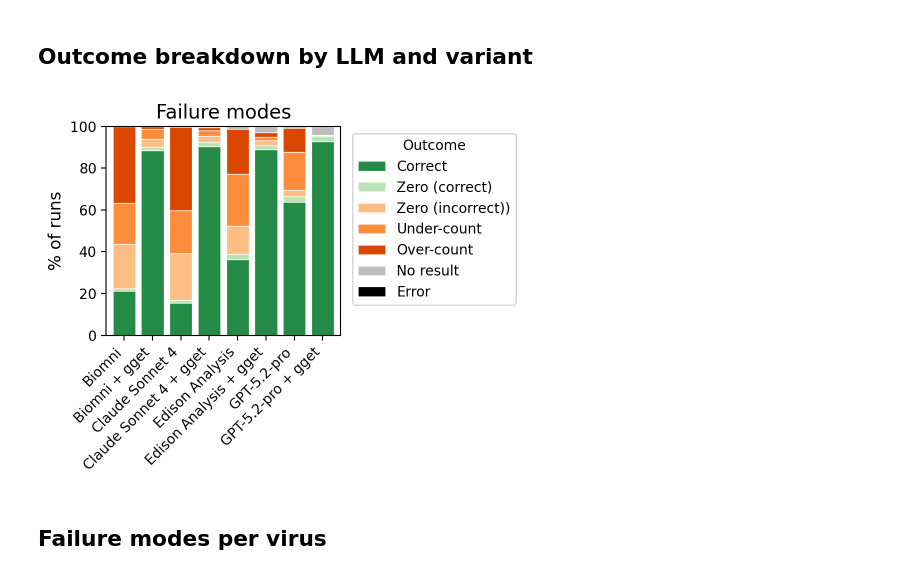
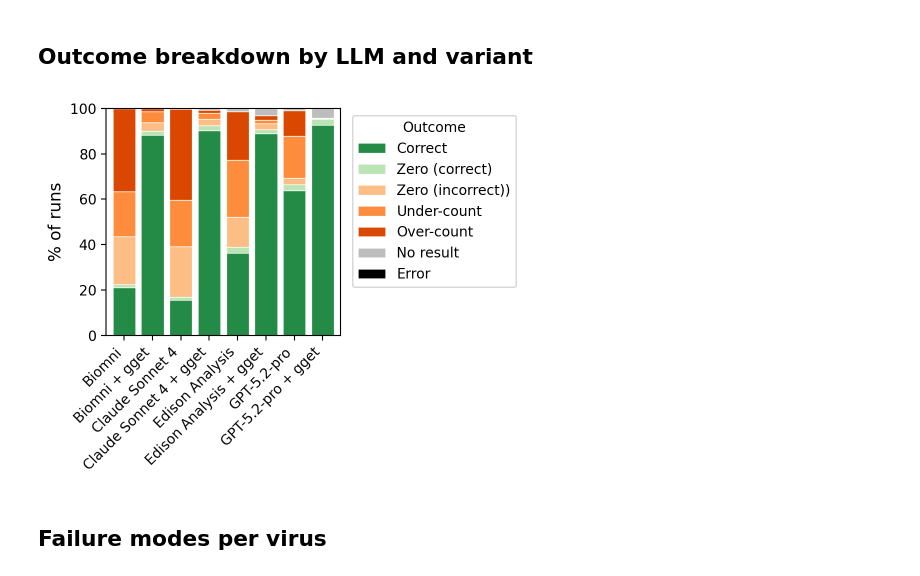
Before and after one commit to lauraluebbert/VirBench, a Jupyter notebook: notebooks/failure_analysis.ipynb, the cells around one changed output. Saved outputs shown, nothing was run; the diff lists cells and outputs as text; code cells hidden in the pictures.

```diff
--- a/notebooks/failure_analysis.ipynb
+++ b/notebooks/failure_analysis.ipynb
@@ -667,35 +667,35 @@ labels = []
 for llm in llms:
     labels.append(f"{llm}")
     labels.append(f"{llm} + gget")
 
 fig, ax = plt.subplots(figsize=(5, 4))
 x = np.arange(len(labels))
 bottom = np.zeros(len(labels))
 
 for outcome in outcome_order:
     heights = []
     for llm in llms:
         for variant in variants:
             sub = results[(results["llm"] == llm) & (results["variant"] == variant)]
             total = len(sub)
             count = (sub["outcome"] == outcome).sum()
             heights.append(count / total * 100 if total > 0 else 0)
     heights = np.array(heights)
     ax.bar(x, heights, bottom=bottom, color=outcome_colors[outcome],
            label=outcome_labels[outcome], edgecolor="white", lw=0.5)
     bottom += heights
 
 ax.margins(x=0.03)
 ax.set_xticks(x)
 ax.set_xticklabels(labels, fontsize=FONTSIZE - 2, rotation=45, ha="right")
 ax.set_ylabel("% of runs", fontsize=FONTSIZE)
-ax.set_title("Failure modes", fontsize=FONTSIZE + 2)
+# ax.set_title("Failure modes", fontsize=FONTSIZE + 2)
 ax.legend(title="Outcome", title_fontsize=FONTSIZE - 2, fontsize=FONTSIZE - 2, bbox_to_anchor=(1.02, 1), loc="upper left")
 fig.tight_layout()
 fig.savefig("../figures/outcome_distribution.png", bbox_inches="tight", dpi=300)
 plt.show()
 # %% [output]
-[figure, old version]
+[figure, new version]
 # %% [markdown]
 ## Failure modes per virus
 # %%
```
Also changed, not shown: 3 other files.
